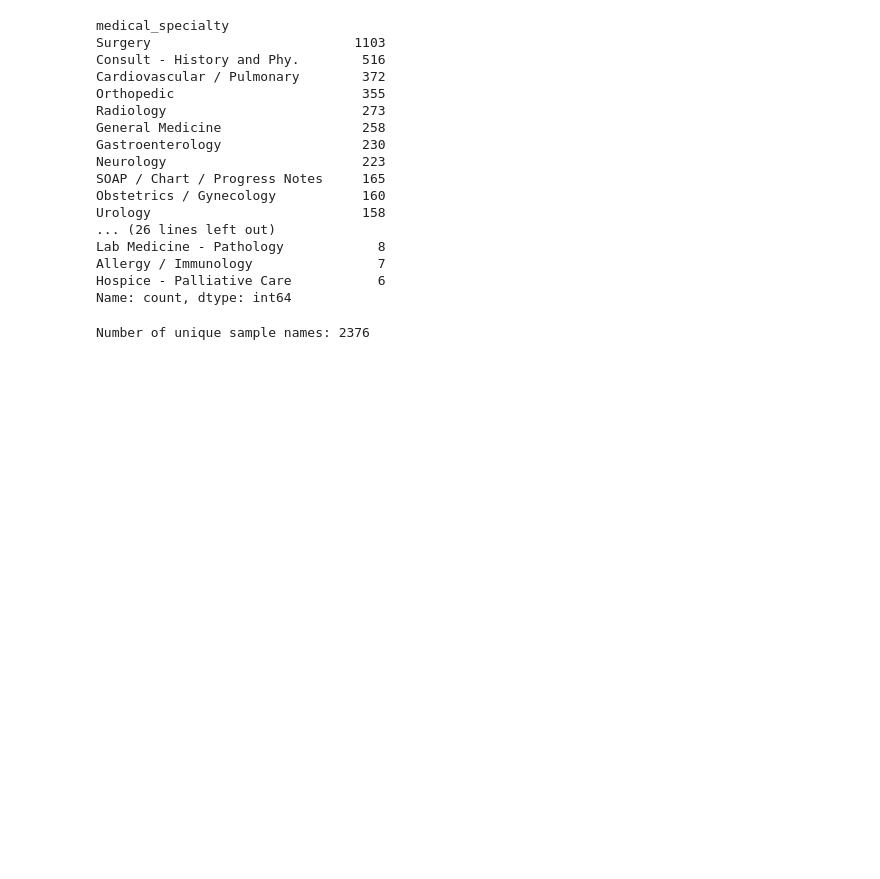
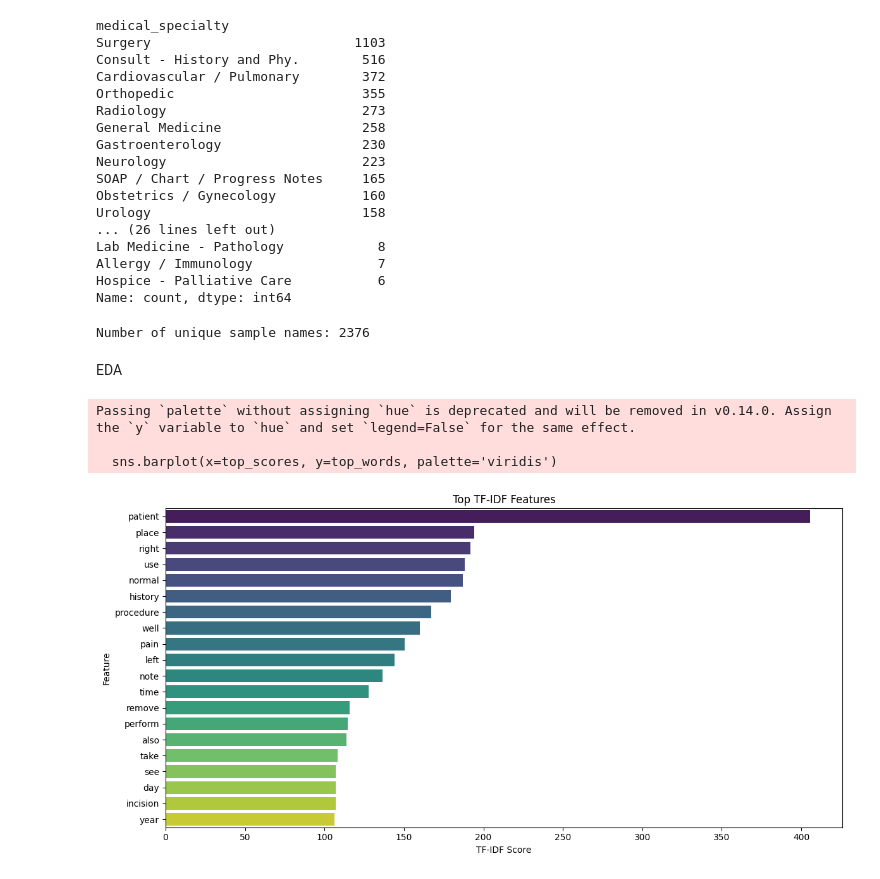
Before and after one commit to HinalBhagatLTI/Medical-Analysis-V1, a Jupyter notebook: notebook/medical_unstructured_data_preprocessing.ipynb, the cells around one changed output. Cells and saved outputs as stored; diff of their text form; code cells hidden in the pictures; blank space fills up the shorter version.

```diff
--- a/notebook/medical_unstructured_data_preprocessing.ipynb
+++ b/notebook/medical_unstructured_data_preprocessing.ipynb
@@ -179,3 +179,27 @@ unique_sample_names = df['sample_name'].nunique()
 print("Number of unique sample names:", unique_sample_names)
 # %% [output]
 Number of unique sample names: 2376
+# %% [markdown]
+EDA
+# %%
+#Top TF-IDF unigrams
+feature_names = vectorizer.get_feature_names_out()
+tfidf_scores = X_tfidf.sum(axis=0).A1
+
+top_n = 20
+top_indices = tfidf_scores.argsort()[-top_n:][::-1]
+top_features = [(feature_names[i], tfidf_scores[i]) for i in top_indices]
+
+top_words, top_scores = zip(*top_features)
+plt.figure(figsize=(12, 6))
+sns.barplot(x=top_scores, y=top_words, palette='viridis')
+plt.title('Top TF-IDF Features')
+plt.xlabel('TF-IDF Score')
+plt.ylabel('Feature')
+plt.tight_layout()
+plt.show()
+# %% [output]
+Passing `palette` without assigning `hue` is deprecated and will be removed in v0.14.0. Assign the `y` variable to `hue` and set `legend=False` for the same effect.
+
+  sns.barplot(x=top_scores, y=top_words, palette='viridis')
+[figure, added]
```
Also changed, not shown: parts of 3 cells of this notebook, 3 other files.
